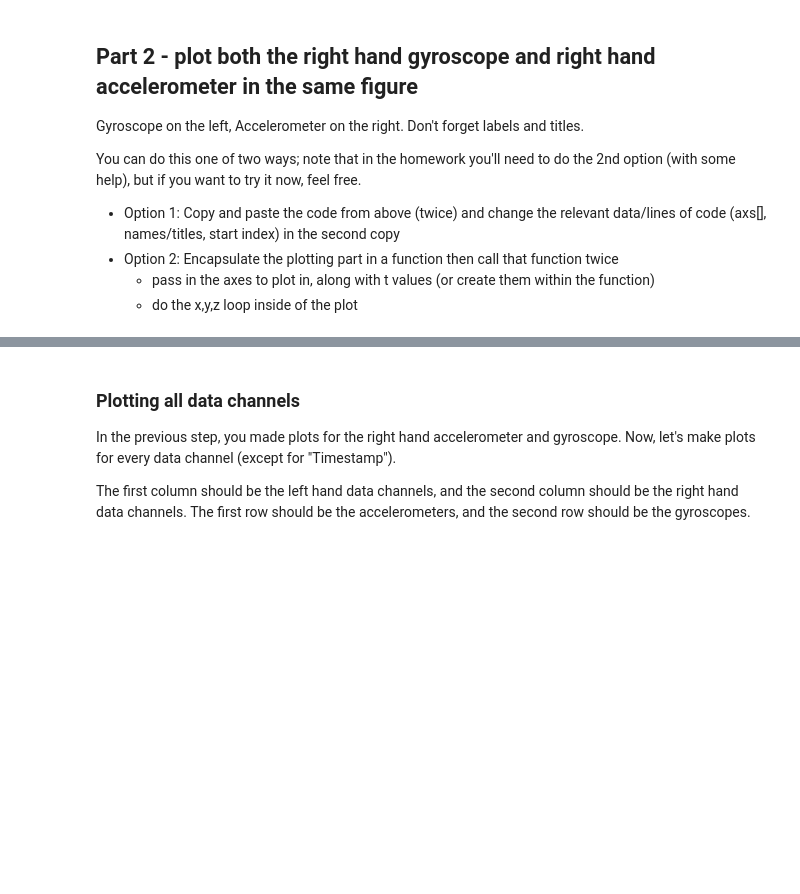
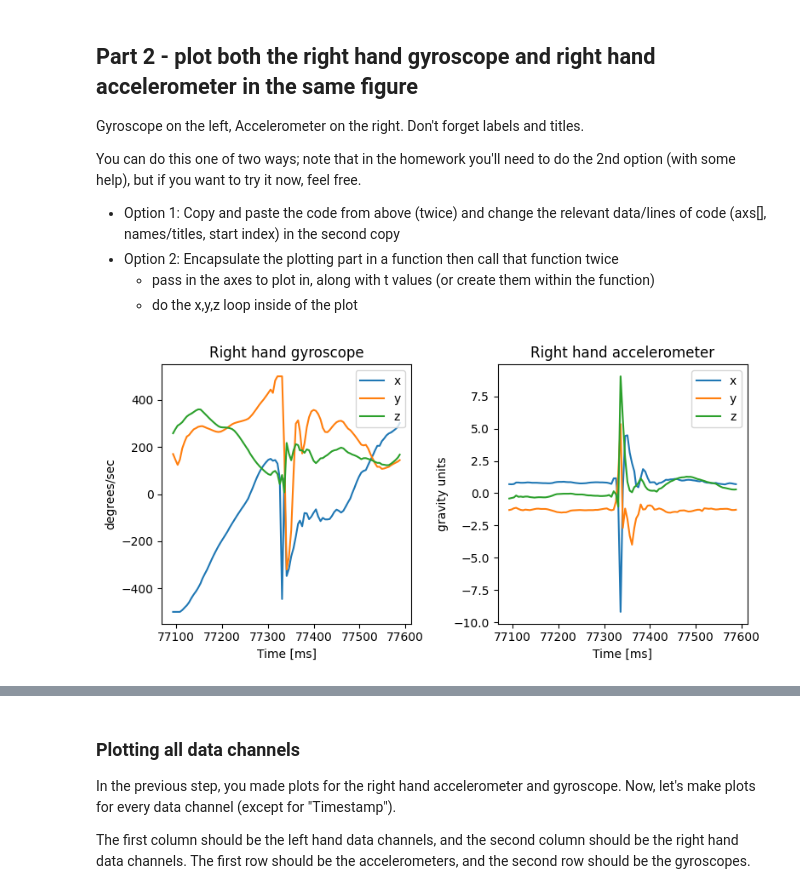
Before and after one commit to Ahmedmoui/IntroPythonProgramming, a Jupyter notebook: Week_3_plotting/Lab_3_plotting.ipynb, the cells around one changed output, grey strips where cells are left out. Saved outputs shown, nothing was run; the diff lists cells and outputs as text; code cells hidden in the pictures; blank space fills up the shorter version.

```diff
--- a/Week_3_plotting/Lab_3_plotting.ipynb
+++ b/Week_3_plotting/Lab_3_plotting.ipynb
@@ -79,7 +164,7 @@ rh_gyroscope_data = get_channel_data(all_data, index_offset=rh_gyroscope_descrip
 # %%
 # TODO: Fill in the plot function
 #  Reminder to use axs to plot, not plt
-def plot_function(axs, ts, data, channel_info, your_choice):
+def plot_function(axs, ts, data, channel_info, axes_labels = ['x', 'y', 'z']):
     """ Plot all of the dimensions for a given channel
     @param axs - the place to plot in
     @param ts - the time steps to use
@@ -87,16 +172,34 @@ def plot_function(axs, ts, data, channel_info, your_choice):
     @param channel_info - a dictionary with the channel info, e.g. "name" and "units"
     @param your_choice - either total number of columns or names for the dimensions
     @returns - nothing"""
-    pass
+    n_dims = channel_info["dimensions"]
+    if np.shape(data)[1] > n_dims:
+        channel_data = get_channel_data(data, index_offset=channel_info["index_offset"], n_dims=n_dims)
+    else:
+        channel_data = data
+
+    for i, label in enumerate(axes_labels):
+        axs.plot(ts, channel_data[:, i], label=label)
+
+    axs.set_title(channel_info["name"])
+    axs.legend(loc='upper right')
+    axs.set_ylabel(channel_info["units"])
+    axs.set_xlabel("Time [ms]")
+
+    return
 # %%
 # TODO: Call subplots here (Do not change axs_two). One row, two columns
-nrows = ...
-ncols = ...
-fig, axs_two = ...
+nrows = 1
+ncols = 2
+fig, axs_two = plt.subplots(nrows, ncols, figsize=(8, 4))
+dims_lables = ['x', 'y', 'z']
 
 # TODO Call plot function here, once with the gyroscope data, once with the accelerometer data
-
+plot_function(axs_two[0],ts,all_data,rh_gyroscope_descriptor,axes_labels=dims_lables)
+plot_function(axs_two[1],ts,all_data,rh_accelerometer_descriptor,axes_labels=dims_lables)
 fig.tight_layout()
 plt.show()
+# %% [output]
+[figure, added]
 # %%
 grader.check("plot_gyroscope_and_accelerometer")
```
Also changed, not shown: parts of 14 cells of this notebook, 5 other files.
